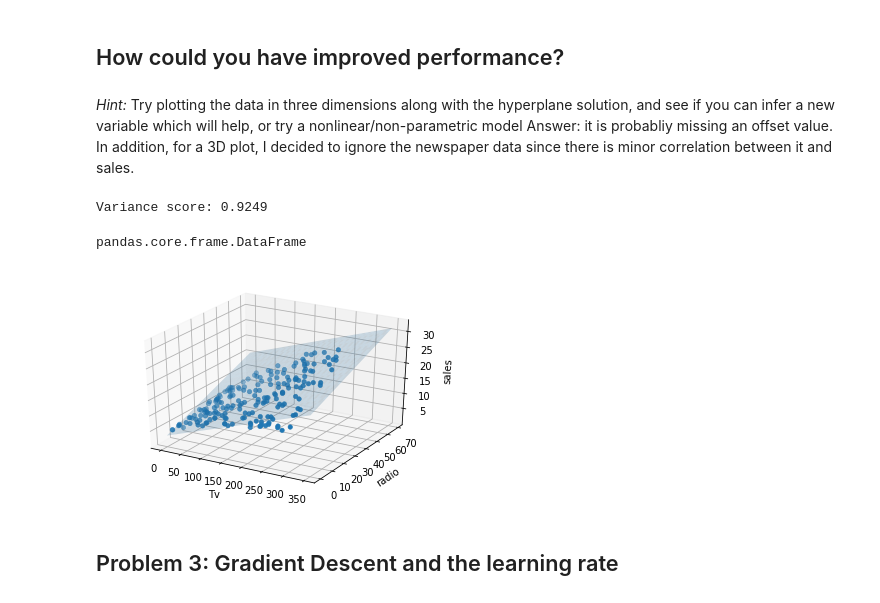
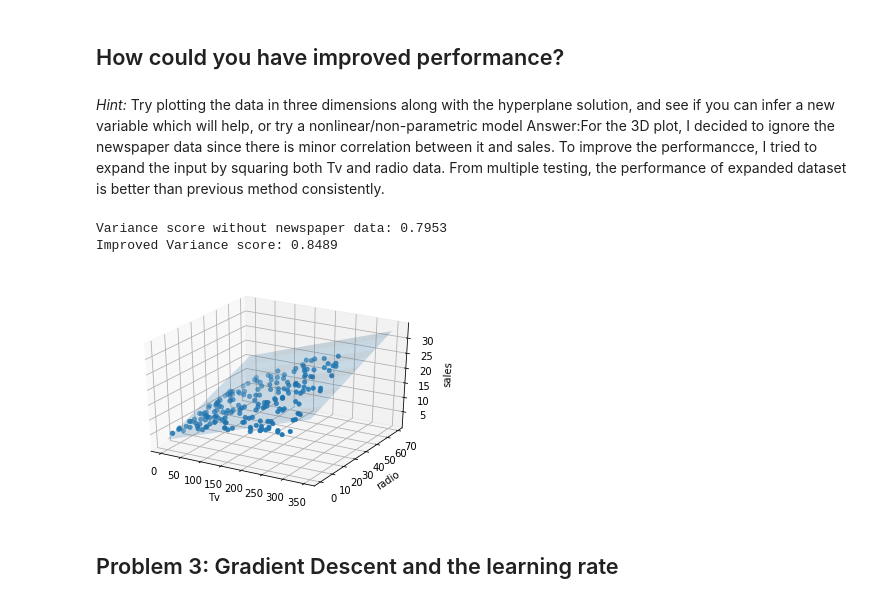
Before and after one commit to Columbia-Intro-Data-Science/python-introduction-ls3456, a Jupyter notebook: Homework 1 - Github and Pandas.ipynb, the cells around one changed output. Drawn from its saved outputs; the diff is of its cells as text; code cells hidden in the pictures.

```diff
--- a/Homework 1 - Github and Pandas.ipynb
+++ b/Homework 1 - Github and Pandas.ipynb
@@ -188,65 +188,76 @@ Answer: I can conclude that Tv and radios have positive correlation with sales,
 # %% [markdown]
 *Hint:* Try plotting the data in three dimensions along with the hyperplane solution, and see if you can infer
 a new variable which will help, or try a nonlinear/non-parametric model
-Answer: it is probabliy missing an offset value.
-In addition, for a 3D plot, I decided to ignore the newspaper data since there is minor correlation between it and sales.
+Answer:For the 3D plot, I decided to ignore the newspaper data since there is minor correlation between it and sales. To improve the performancce, I tried to expand the input by squaring both Tv and radio data. From multiple testing, the performance of expanded dataset is better than previous method consistently.
 # %%
 from mpl_toolkits import mplot3d
 import matplotlib.pyplot as plt
-X_newtrain = X_train[['TV','radio']]
-X_newtest = X_test[['TV','radio']]
+
+# create new dataset without newspaper for scatter plot and hyperplane
+X_New_train = X_train[['TV','radio']]
+X_New_test = X_test[['TV','radio']]
+
 # Create linear regression object
-regr = LinearRegression()
+New_regr = LinearRegression()
 
 # Train the model using the training sets
-regr.fit(X_newtrain, y_train)
+New_regr.fit(X_New_train, y_train)
 
-y_predict = regr.predict(X_newtest)
+# Predict the result
+y_predict = New_regr.predict(X_New_test)
 
-print('Variance score: %.4f' % regr.score(X_newtest, y_test))
+#Output the score
+print('Variance score without newspaper data: %.4f' % New_regr.score(X_New_test, y_test))
 
-plt3d = plt.figure(1).gca(projection='3d')
+# Plot a figure
+plt3d = plt.figure().gca(projection='3d')
 
+# Set up hyperplane
+# a*Tv +b*radio - sales +d = 0
 a = regr.coef_[0]
 b = regr.coef_[1]
-
 normal = np.array([a,b, -1])
 d = regr.intercept_
 xx, yy = np.meshgrid(range(350), range(70))
 
-# calculate corresponding z
+# Calculate corresponding z
 z = (-normal[0] * xx - normal[1] * yy - d) * 1. /normal[2]
+
+# Plot the hyperplane
 plt3d.plot_surface(xx, yy, z, alpha=0.2)
 
+# Plot the scatter plot
 plt3d.scatter(df[['TV']],df[['radio']],df[['sales']],cmap='viridis', linewidth=0.5)
-
-# a*0.0453+b*0.192927 - y +0 = 0
-
 plt3d.set_xlabel('Tv')
 plt3d.set_ylabel('radio')
 plt3d.set_zlabel('sales')
 
+# To improve the performance, we can try to expand the input by squaring both Tv and radio data
+# tv^2 and radio ^2
+X_Improved_train = X_train[['TV','radio']]
+X_Improved_test = X_test[['TV','radio']]
 
-## try tv^2 and radio ^2
+X_Improved_train[['TV^2']] = X_train[['TV']]**2
+X_Improved_train[['radio^2']] = X_train[['radio']]**2
+
+X_Improved_test[['TV^2']] = X_test[['TV']]**2
+X_Improved_test[['radio^2']] = X_test[['radio']]**2
 
 
-type(X_test)
-#from sklearn.svm import SVR
-#clf = SVR(C = 1.0,epsilon = 0.1)
-#clf.fit(X_train, y_train)
-#y_predicted = clf.predict(X_test)
-#score1 = clf.score(X_test,y_test)
-#score1
-#from sklearn.linear_model import Ridge
-#clf2 = Ridge(alpha = 1.0)
-#clf2.fit(X_train, y_train)
-#y_predicted = clf2.predict(X_test)
-#score2 = clf2.score(X_test,y_test)
-#score2
+
+# Create linear regression object
+Improved_regr = LinearRegression()
+
+# Train the model using the training sets
+Improved_regr.fit(X_Improved_train, y_train)
+
+y_predict = Improved_regr.predict(X_Improved_test)
+
+print('Improved Variance score: %.4f' % Improved_regr.score(X_Improved_test, y_test))
 # %% [output]
-Variance score: 0.9249
+Variance score without newspaper data: 0.7953
+Improved Variance score: 0.8489
-pandas.core.frame.DataFrame
-[figure, old version]
+[figure, new version]
 # %% [markdown]
 ## Problem 3:  Gradient Descent and the learning rate
 # %% [markdown]
```
Also changed, not shown: parts of 7 cells of this notebook.
